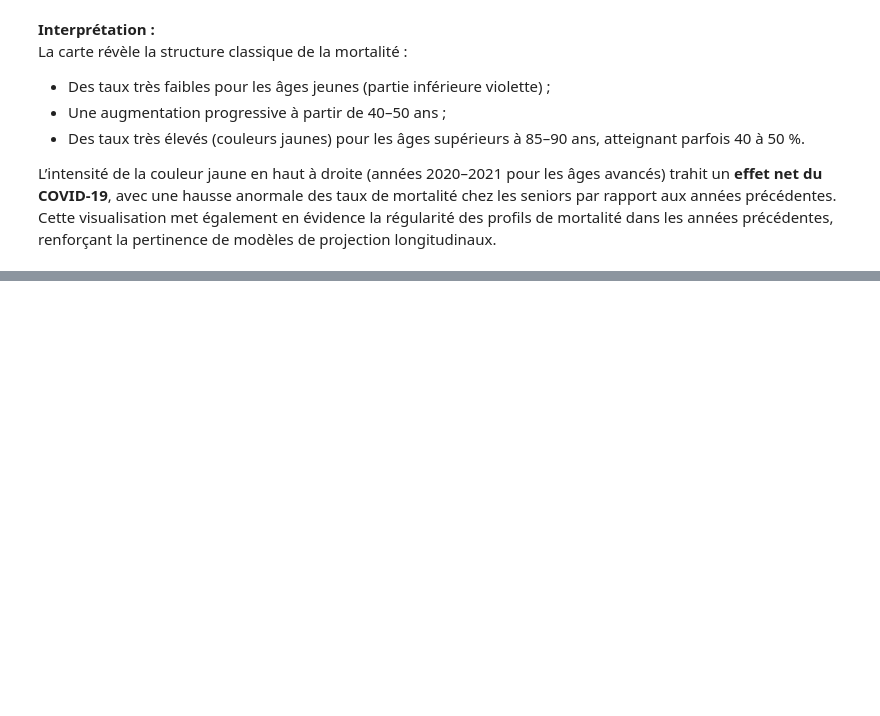
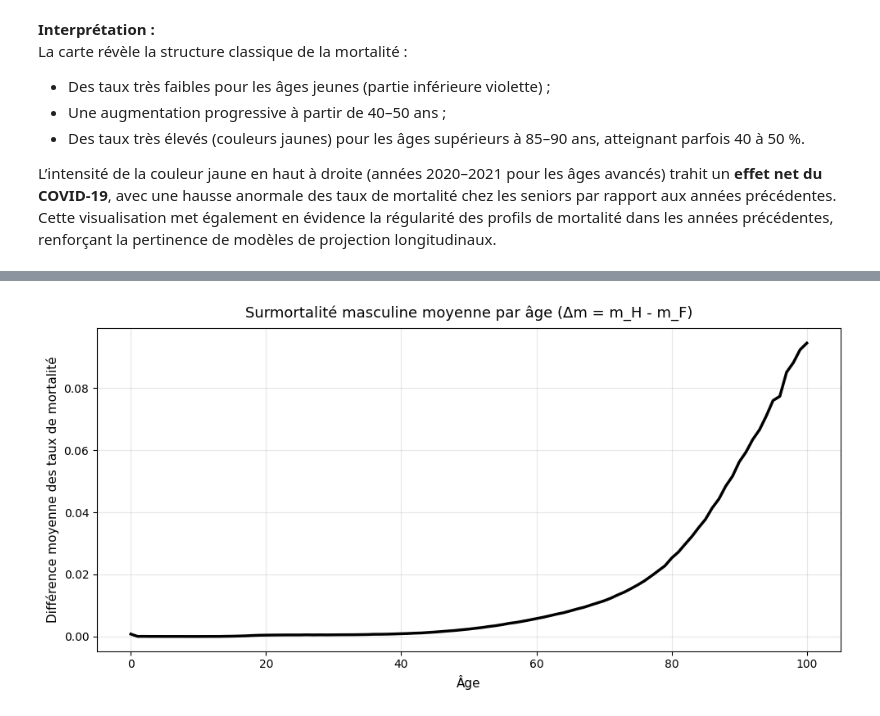
Before and after one commit to Salah10-source/Python-Project-Mortality, a Jupyter notebook: Python-Project/notbokes/notebooks/demo.ipynb, the cells around one changed output, grey strips where cells are left out. Cells and saved outputs as stored; diff of their text form; code cells hidden in the pictures; blank space fills up the shorter version.

```diff
--- a/Python-Project/notbokes/notebooks/demo.ipynb
+++ b/Python-Project/notbokes/notebooks/demo.ipynb
@@ -743,0 +803,34 @@ Cette visualisation met également en évidence la régularité des profils de m
+# %%
+AGE_COL = "Age"
+
+# 1) Moyenne des taux par âge (toutes années confondues)
+by_age = (
+    df
+    .groupby(AGE_COL)[["m_H", "m_F"]]
+    .mean()
+    .sort_index()
+)
+
+# 2) Surmortalité masculine Δm(x) = m_H - m_F
+by_age["Delta_m"] = by_age["m_H"] - by_age["m_F"]
+
+# 3) Tracé
+fig, ax = plt.subplots(figsize=(10, 5))
+
+ax.plot(
+    by_age.index,
+    by_age["Delta_m"],
+    color="black",          # courbe noire
+    linewidth=2.5
+)
+
+ax.set_title("Surmortalité masculine moyenne par âge (Δm = m_H - m_F)", fontsize=13, pad=10)
+ax.set_xlabel("Âge", fontsize=11)
+ax.set_ylabel("Différence moyenne des taux de mortalité", fontsize=11)
+
+ax.grid(True, alpha=0.3)
+ax.tick_params(labelsize=10)
+plt.tight_layout()
+plt.show()
+# %% [output]
+[figure, added]
```
Also changed, not shown: parts of 26 cells of this notebook, 1 other file.
